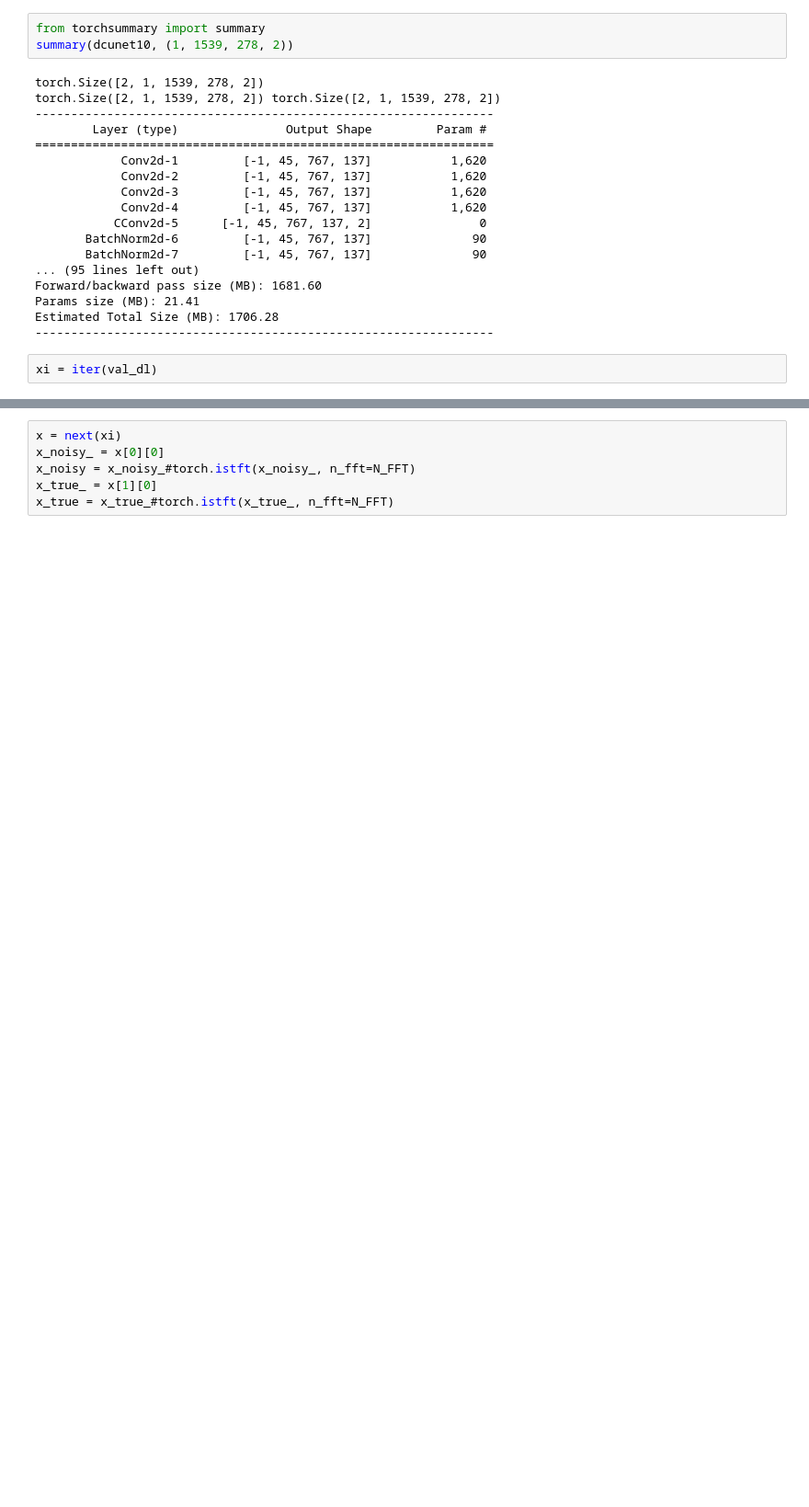
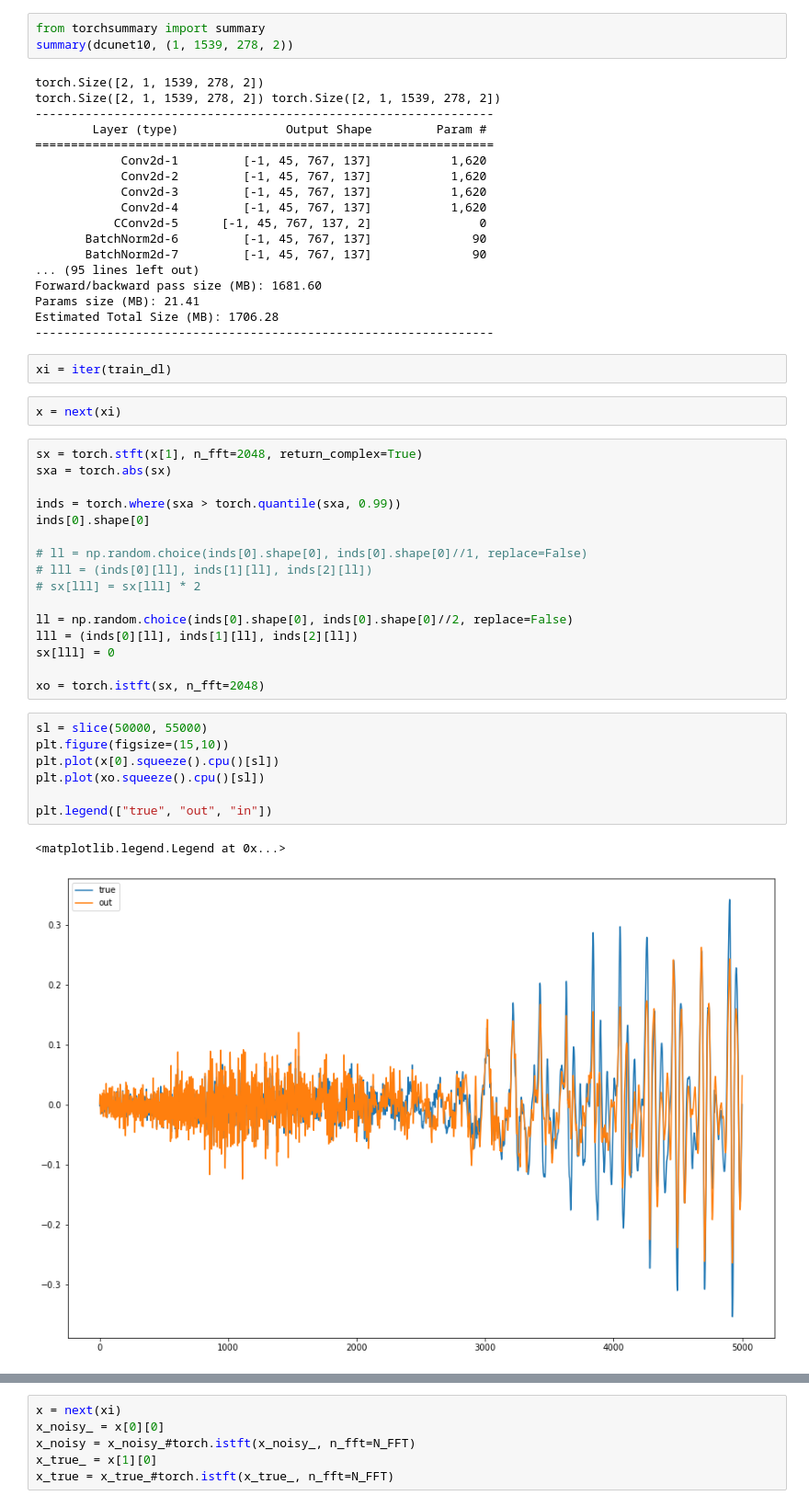
Before and after one commit to alexander-prutko/mil-audio-denoising, a Jupyter notebook: dcunet.ipynb, the cells around one changed output, grey strips where cells are left out. Shown at 92% size. Saved outputs shown, nothing was run; the diff lists cells and outputs as text; blank space fills up the shorter version.

```diff
--- a/dcunet.ipynb
+++ b/dcunet.ipynb
@@ -737,4 +737,32 @@ Params size (MB): 21.41
 Estimated Total Size (MB): 1706.28
 ----------------------------------------------------------------
 # %%
-xi = iter(val_dl)
+xi = iter(train_dl)
+# %%
+x = next(xi)
+# %%
+sx = torch.stft(x[1], n_fft=2048, return_complex=True)
+sxa = torch.abs(sx)
+
+inds = torch.where(sxa > torch.quantile(sxa, 0.99))
+inds[0].shape[0]
+
+# ll = np.random.choice(inds[0].shape[0], inds[0].shape[0]//1, replace=False)
+# lll = (inds[0][ll], inds[1][ll], inds[2][ll])
+# sx[lll] = sx[lll] * 2
+
+ll = np.random.choice(inds[0].shape[0], inds[0].shape[0]//2, replace=False)
+lll = (inds[0][ll], inds[1][ll], inds[2][ll])
+sx[lll] = 0
+
+xo = torch.istft(sx, n_fft=2048)
+# %%
+sl = slice(50000, 55000)
+plt.figure(figsize=(15,10))
+plt.plot(x[0].squeeze().cpu()[sl])
+plt.plot(xo.squeeze().cpu()[sl])
+
+plt.legend(["true", "out", "in"])
+# %% [output]
+<matplotlib.legend.Legend at 0x...>
+[figure, added]
```
Also changed, not shown: parts of 3 cells of this notebook, 6 other files.
